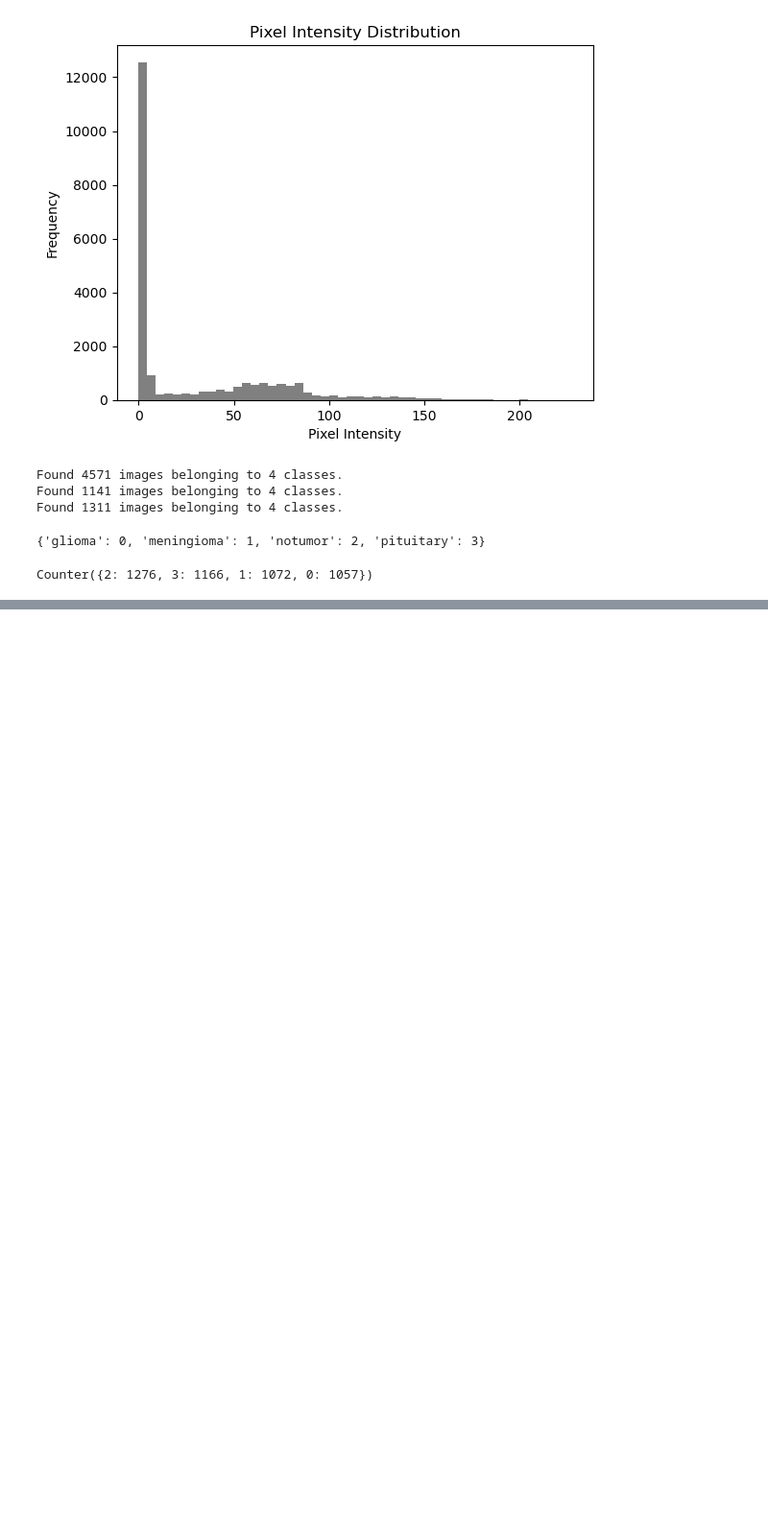
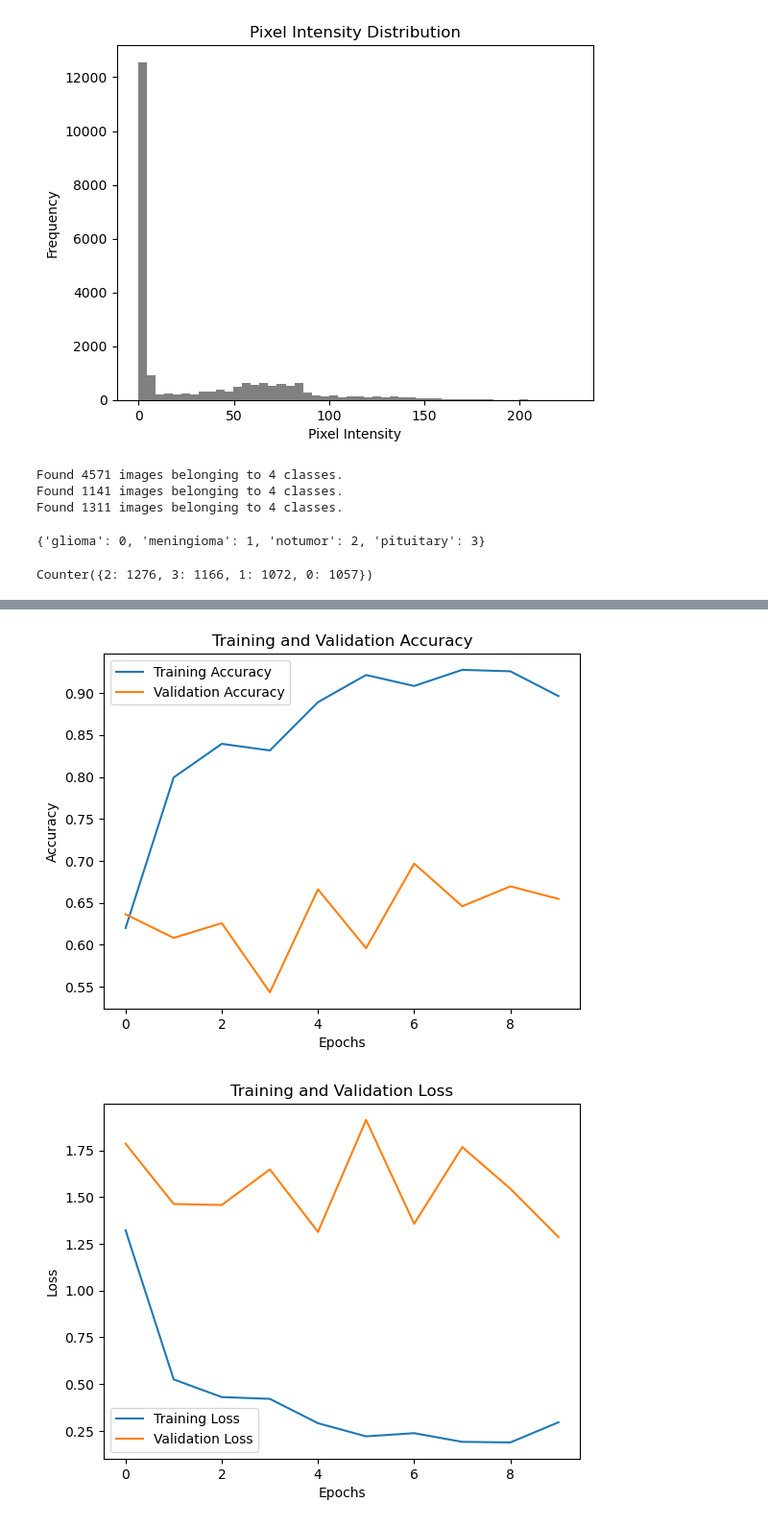
Before and after one commit to dwang917/BrainTumor_CNN, a Jupyter notebook: BrainTumorClassification.ipynb, the cells around one changed output, grey strips where cells are left out. Shown at 96% size. Saved outputs shown, nothing was run; the diff lists cells and outputs as text; code cells hidden in the pictures; blank space fills up the shorter version.

```diff
--- a/BrainTumorClassification.ipynb
+++ b/BrainTumorClassification.ipynb
@@ -180,0 +187,19 @@ images[0].shape
+# %%
+num_hidden1 = 256
+num_hidden2 = 128
+num_hidden3 = 64
+num_hidden4 = 32
+num_output = 4
+model = Sequential([
+    Flatten(input_shape=(180, 180, 3)),
+    Dense(num_hidden1, activation = 'relu'),
+    Dense(num_hidden2, activation = 'relu'),
+    Dense(num_hidden3, activation = 'relu'),
+    Dense(num_hidden4, activation = 'relu'),
+    Dense(num_output, activation = 'softmax')
+])
+# %%
+model.compile(optimizer = 'adam', loss = 'categorical_crossentropy', metrics = ['accuracy'])
+# %%
+epochs = 10
+history = model.fit(train_data, validation_data=validation_data, epochs=epochs)
@@ -180,0 +231,20 @@ images[0].shape
+# %%
+plt.plot(history.history['accuracy'], label='Training Accuracy')
+plt.plot(history.history['val_accuracy'], label='Validation Accuracy')
+plt.title('Training and Validation Accuracy')
+plt.xlabel('Epochs')
+plt.ylabel('Accuracy')
+plt.legend()
+plt.show()
+
+# Plot the training and validation loss
+plt.plot(history.history['loss'], label='Training Loss')
+plt.plot(history.history['val_loss'], label='Validation Loss')
+plt.title('Training and Validation Loss')
+plt.xlabel('Epochs')
+plt.ylabel('Loss')
+plt.legend()
+plt.show()
+# %% [output]
+[figure, added]
+[figure, added]
```
Also changed, not shown: parts of 27 cells of this notebook, 1 other file.
